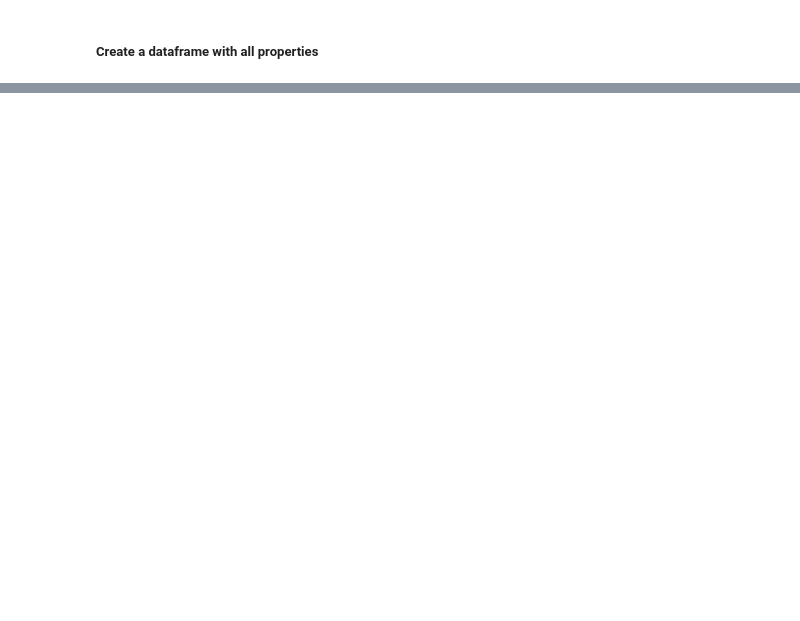
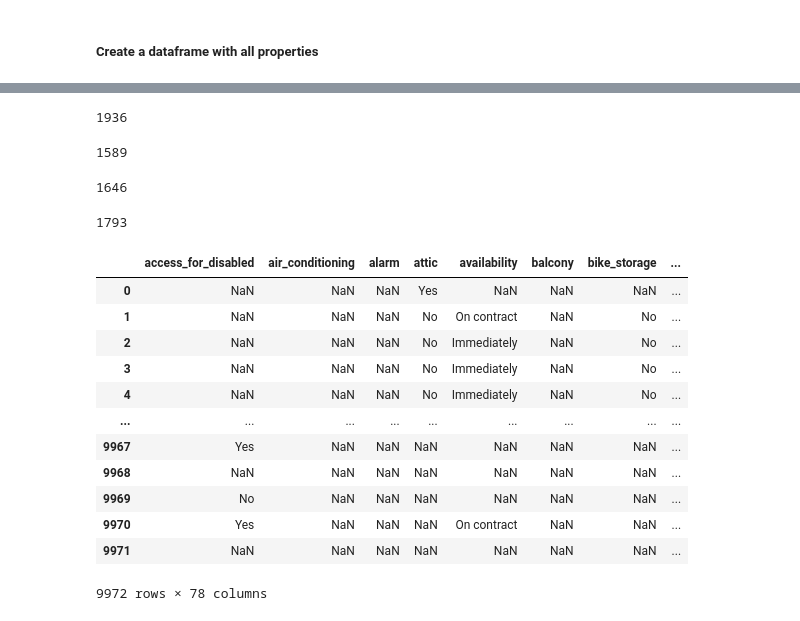
Before and after one commit to hermstefanny/immo-eliza-data-scraper, a Jupyter notebook: draft3_scrapping.ipynb, the cells around one changed output, grey strips where cells are left out. Saved outputs shown, nothing was run; the diff lists cells and outputs as text; code cells hidden in the pictures; blank space fills up the shorter version.

```diff
--- a/draft3_scrapping.ipynb
+++ b/draft3_scrapping.ipynb
@@ -311,0 +234,26 @@ fin_df
+# %%
+def columns_selection(df: pd) -> List[str]:
+    columns_to_eliminate = []
+    all_columns = list(df.columns.values)
+
+    columns_to_eliminate =[column for column in all_columns if column.endswith(('.pdf', '.png', '.jpg', 'jpeg', 'docx', 'termsandconditions'))]
+
+    columns_2 = [column for column in all_columns if column.startswith('documents?id')]
+    columns_to_eliminate.extend(columns_2)
+
+    columns_3 = [column for column in all_columns if  'score_represents' in column ]
+
+    #columns_4 = [column for column in all_columns if column in ['demarcated_flooding_area', ]]
+
+    columns_to_eliminate.extend(columns_3)
+
+    print(len(columns_to_eliminate))
+    return columns_to_eliminate
+# %%
+#Inplace False will return other dataframe
+def column_cleaning(df: pd, columns_to_clean: List[str], in_place: bool = False) -> pd:
+    df= df.drop(columns = columns_to_clean, inplace = in_place)
+
+    #dropping columns that have less than 10% values
+    clean_pd = df.dropna(axis=1, thresh=0.10*len(df))
+    return clean_pd
@@ -311,0 +267,36 @@ fin_df
+# %%
+properties_file_names = ["scrapped_properties_1-3.csv", "scrapped_properties_4-6.csv", "scrapped_properties_7-9.csv",
+                         "scrapped_properties_10-11.csv"]
+# %%
+def merge_properties(file_names) -> pd:
+    all_dfs = []
+    for file in file_names:
+        file_path = os.path.join("data", file)
+        raw_df = open_csv_file(file_path)
+        clean_df= column_cleaning(raw_df, columns_selection(raw_df))
+        all_dfs.append(clean_df)
+
+    total_df = pd.concat(all_dfs, ignore_index=True, sort = True)
+    total_df
+
+    return total_df
+# %%
+merge_properties(properties_file_names)
+# %% [output]
+1936
+1589
+1646
+1793
+|  | access_for_disabled | air_conditioning | alarm | attic | availability | balcony | bike_storage | ... |
+| 0 | NaN | NaN | NaN | Yes | NaN | NaN | NaN | ... |
+| 1 | NaN | NaN | NaN | No | On contract | NaN | No | ... |
+| 2 | NaN | NaN | NaN | No | Immediately | NaN | No | ... |
+| 3 | NaN | NaN | NaN | No | Immediately | NaN | No | ... |
+| 4 | NaN | NaN | NaN | No | Immediately | NaN | No | ... |
+| ... | ... | ... | ... | ... | ... | ... | ... | ... |
+| 9967 | Yes | NaN | NaN | NaN | NaN | NaN | NaN | ... |
+| 9968 | NaN | NaN | NaN | NaN | NaN | NaN | NaN | ... |
+| 9969 | No | NaN | NaN | NaN | NaN | NaN | NaN | ... |
+| 9970 | Yes | NaN | NaN | NaN | On contract | NaN | NaN | ... |
+| 9971 | NaN | NaN | NaN | NaN | NaN | NaN | NaN | ... |
+9972 rows × 78 columns
```
Also changed, not shown: parts of 16 cells of this notebook, 2 other files.
